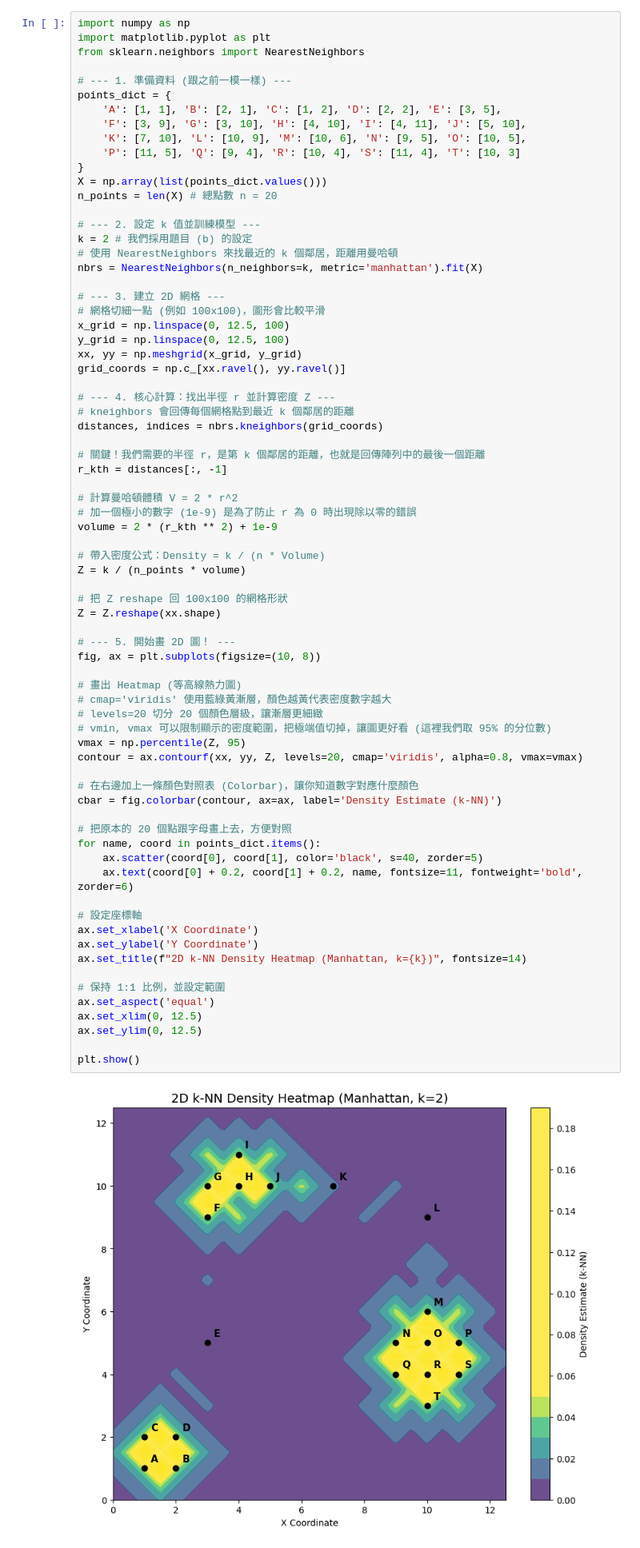
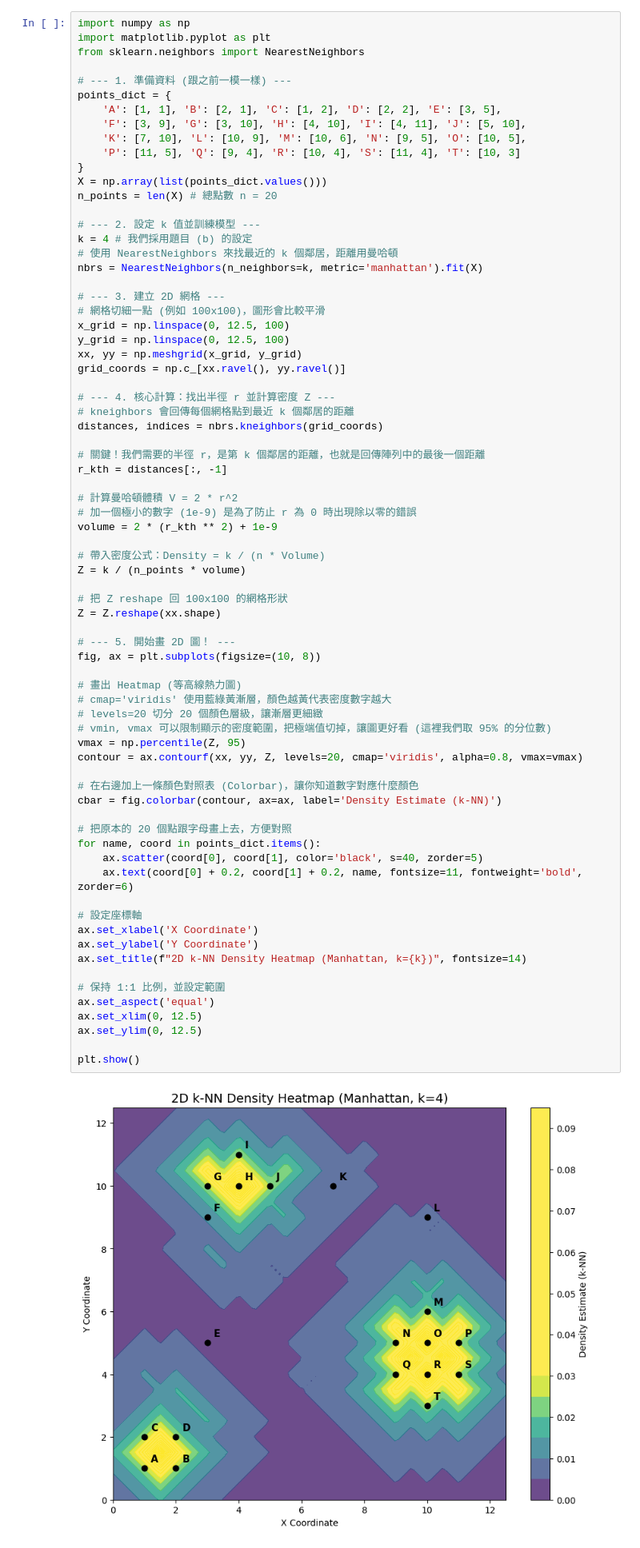
Before and after one commit to RaphaFang/sdu-ds-2026-spring, a Jupyter notebook: 804_data_mining/exercise8.ipynb, the cells around one changed output. Shown at 80% size. Saved outputs shown, nothing was run; the diff lists cells and outputs as text.

```diff
--- a/804_data_mining/exercise8.ipynb
+++ b/804_data_mining/exercise8.ipynb
@@ -210,7 +210,7 @@ X = np.array(list(points_dict.values()))
 n_points = len(X) # 總點數 n = 20
 
 # --- 2. 設定 k 值並訓練模型 ---
-k = 2 # 我們採用題目 (b) 的設定
+k = 4 # 我們採用題目 (b) 的設定
 # 使用 NearestNeighbors 來找最近的 k 個鄰居，距離用曼哈頓
 nbrs = NearestNeighbors(n_neighbors=k, metric='manhattan').fit(X)
 
@@ -241,34 +241,34 @@ Z = Z.reshape(xx.shape)
 # --- 5. 開始畫 2D 圖！ ---
 fig, ax = plt.subplots(figsize=(10, 8))
 
 # 畫出 Heatmap (等高線熱力圖)
 # cmap='viridis' 使用藍綠黃漸層，顏色越黃代表密度數字越大
 # levels=20 切分 20 個顏色層級，讓漸層更細緻
 # vmin, vmax 可以限制顯示的密度範圍，把極端值切掉，讓圖更好看 (這裡我們取 95% 的分位數)
 vmax = np.percentile(Z, 95)
 contour = ax.contourf(xx, yy, Z, levels=20, cmap='viridis', alpha=0.8, vmax=vmax)
 
 # 在右邊加上一條顏色對照表 (Colorbar)，讓你知道數字對應什麼顏色
 cbar = fig.colorbar(contour, ax=ax, label='Density Estimate (k-NN)')
 
 # 把原本的 20 個點跟字母畫上去，方便對照
 for name, coord in points_dict.items():
     ax.scatter(coord[0], coord[1], color='black', s=40, zorder=5)
     ax.text(coord[0] + 0.2, coord[1] + 0.2, name, fontsize=11, fontweight='bold', zorder=6)
 
 # 設定座標軸
 ax.set_xlabel('X Coordinate')
 ax.set_ylabel('Y Coordinate')
 ax.set_title(f"2D k-NN Density Heatmap (Manhattan, k={k})", fontsize=14)
 
 # 保持 1:1 比例，並設定範圍
 ax.set_aspect('equal')
 ax.set_xlim(0, 12.5)
 ax.set_ylim(0, 12.5)
 
 plt.show()
 # %% [output]
-[figure, old version]
+[figure, new version]
 # %%
 import numpy as np
 import matplotlib.pyplot as plt
```
Also changed, not shown: parts of 1 cell of this notebook, 14 other files.
